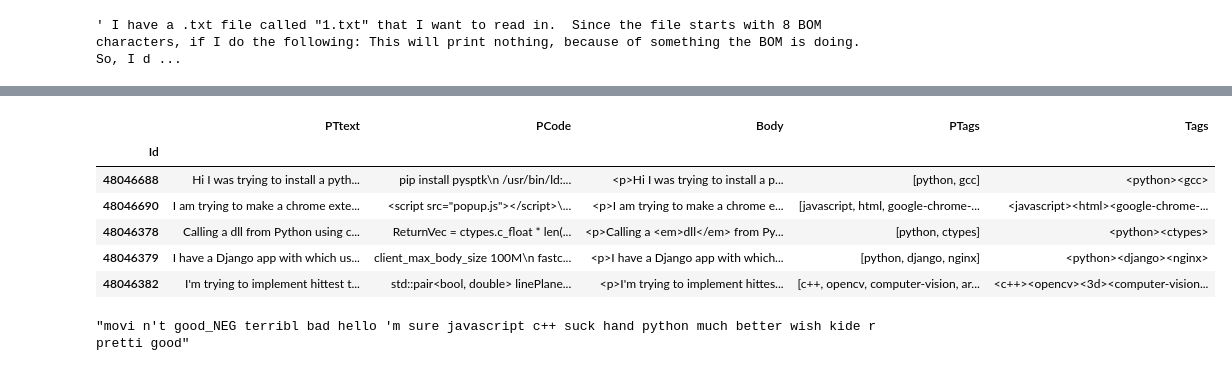
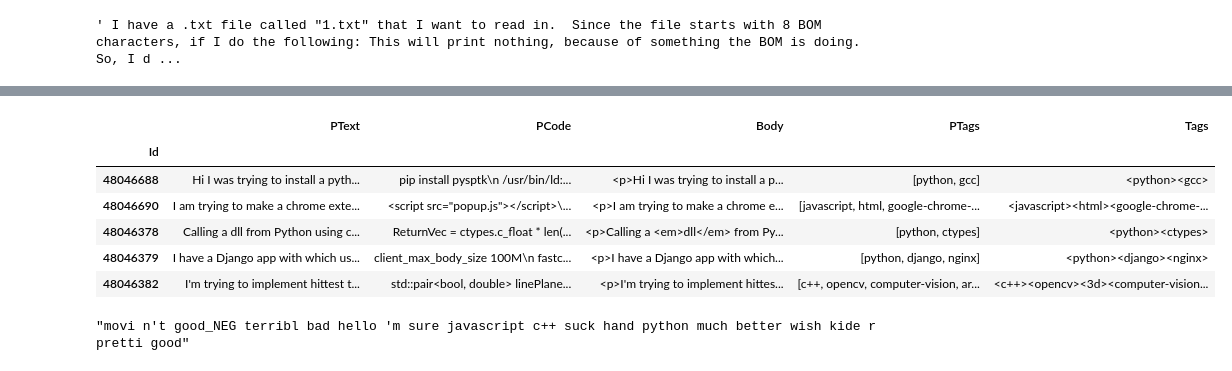
Before and after one commit to rudloffl/Tag-generator-Stackoverflow, a Jupyter notebook: Notebooks/A2 - posts exploration.ipynb, the cells around one changed output, grey strips where cells are left out. Drawn from its saved outputs; the diff is of its cells as text; code cells hidden in the pictures.

```diff
--- a/Notebooks/A2 - posts exploration.ipynb
+++ b/Notebooks/A2 - posts exploration.ipynb
@@ -223,7 +230,7 @@ postsparsing(postsdf['Body'].loc[sampleline])
 ' I have a .txt file called "1.txt" that I want to read in.  Since the file starts with 8 BOM characters, if I do the following: This will print nothing, because of something the BOM is doing. So, I d ...
 # %%
 #text parsing - dataframe update
-postsdf['PTtext'] = postsdf['Body'].apply(postsparsing)
+postsdf['PText'] = postsdf['Body'].apply(postsparsing)
 postsdf['PCode'] = postsdf['Body'].apply(lambda x: ' '.join([text.text for text in BeautifulSoup(x, 'lxml').find_all('code')]))
-postsdf[['PTtext', 'PCode', 'Body']].head()
+postsdf[['PText', 'PCode', 'Body']].head()
 # %% [output]
@@ -236,9 +243,9 @@ postsdf[['PTtext', 'PCode', 'Body']].head()
 | 48046382 | I'm trying to implement hittest t... | std::pair<bool, double> linePlane... | <p>I'm trying to implement hittes... |
 # %%
 #Review all the results
-postsdf[['PTtext', 'PCode', 'Body', 'PTags', 'Tags']].head()
+postsdf[['PText', 'PCode', 'Body', 'PTags', 'Tags']].head()
 # %% [output]
-|  | PTtext | PCode | Body | PTags | Tags |
+|  | PText | PCode | Body | PTags | Tags |
 | Id |  |  |  |  |  |
 | 48046688 | Hi I was trying to install a pyth... | pip install pysptk\n /usr/bin/ld:... | <p>Hi I was trying to install a p... | [python, gcc] | <python><gcc> |
 | 48046690 | I am trying to make a chrome exte... | <script src="popup.js"></script>\... | <p>I am trying to make a chrome e... | [javascript, html, google-chrome-... | <javascript><html><google-chrome-... |
```
Also changed, not shown: parts of 18 cells of this notebook, 3 other files.
